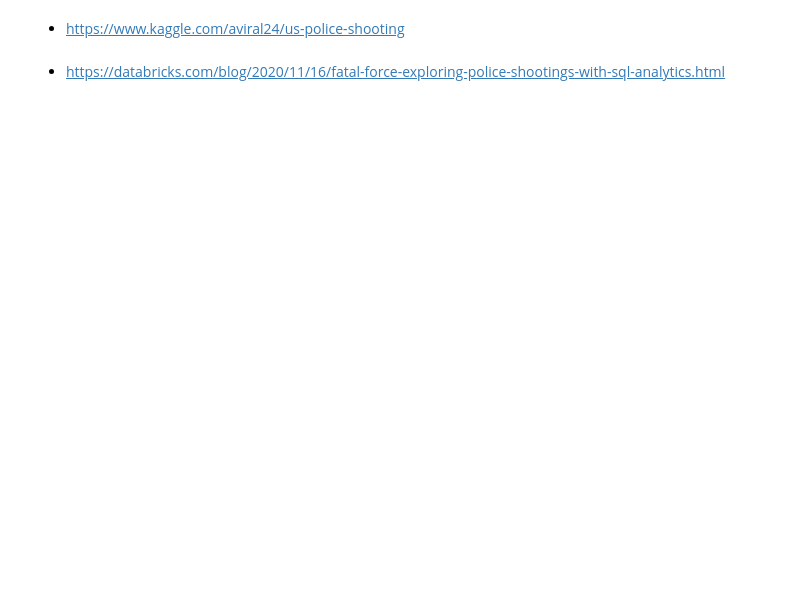
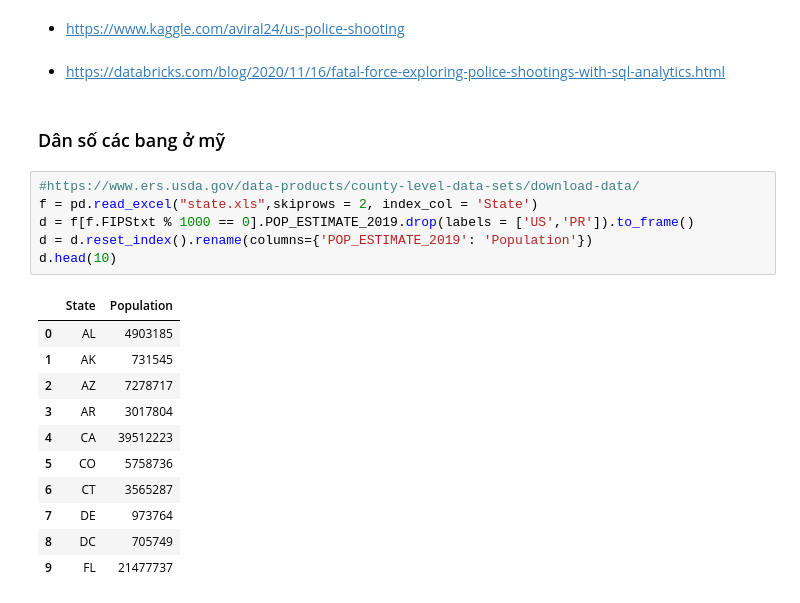
Before and after one commit to trucnguyen13/Final_DS_Project, a Jupyter notebook: main.ipynb, the cells around one changed output. Cells and saved outputs as stored; diff of their text form; blank space fills up the shorter version.

```diff
--- a/main.ipynb
+++ b/main.ipynb
@@ -215,3 +223,23 @@ s.plot.bar(xlabel='race', ylabel= 'Person killed per million')
 - https://www.kaggle.com/aviral24/us-police-shooting
 # %% [markdown]
 - https://databricks.com/blog/2020/11/16/fatal-force-exploring-police-shootings-with-sql-analytics.html
+# %% [markdown]
+### Dân số các bang ở mỹ
+# %%
+#https://www.ers.usda.gov/data-products/county-level-data-sets/download-data/
+f = pd.read_excel("state.xls",skiprows = 2, index_col = 'State')
+d = f[f.FIPStxt % 1000 == 0].POP_ESTIMATE_2019.drop(labels = ['US','PR']).to_frame()
+d = d.reset_index().rename(columns={'POP_ESTIMATE_2019': 'Population'})
+d.head(10)
+# %% [output]
+|  | State | Population |
+| 0 | AL | 4903185 |
+| 1 | AK | 731545 |
+| 2 | AZ | 7278717 |
+| 3 | AR | 3017804 |
+| 4 | CA | 39512223 |
+| 5 | CO | 5758736 |
+| 6 | CT | 3565287 |
+| 7 | DE | 973764 |
+| 8 | DC | 705749 |
+| 9 | FL | 21477737 |
```
Also changed, not shown: parts of 10 cells of this notebook.
